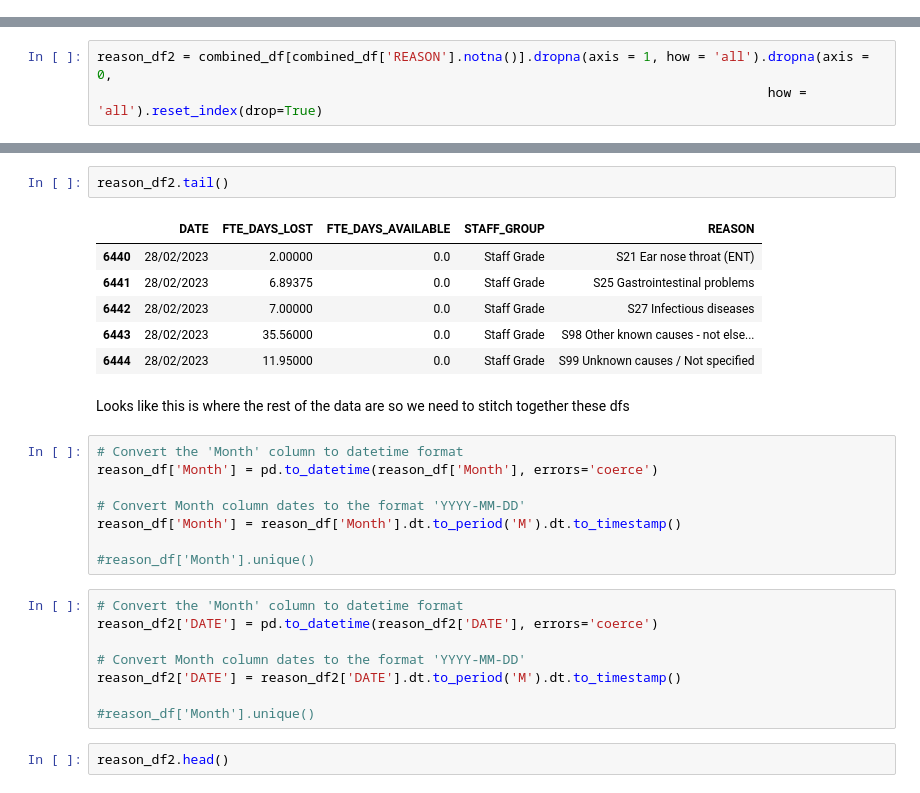
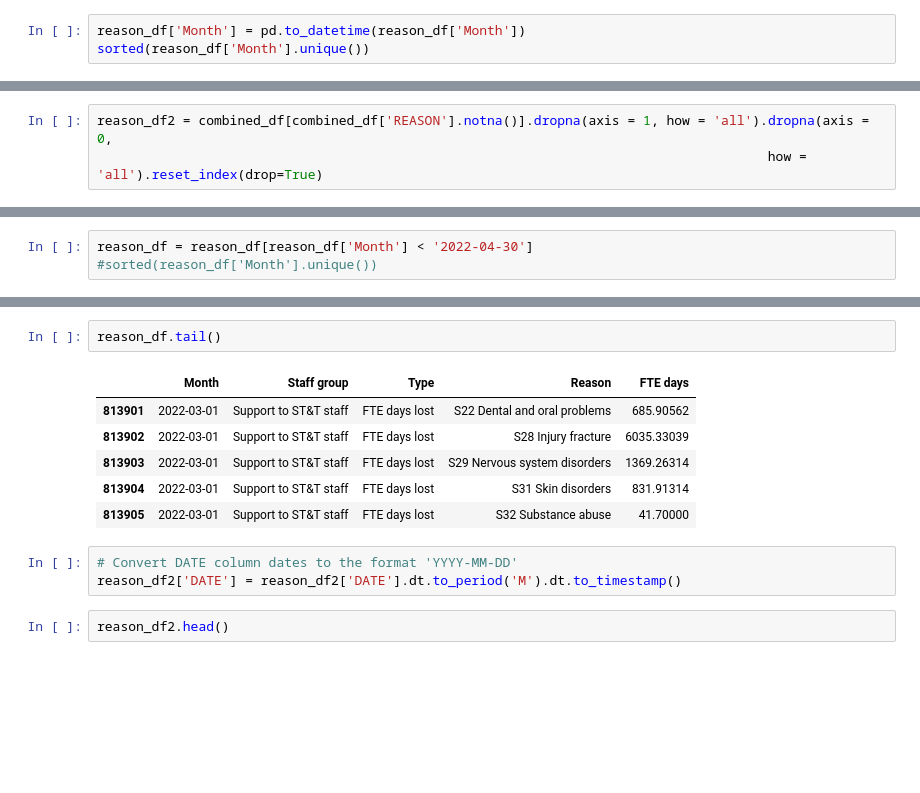
Before and after one commit to marierrogers/HSMAproject2023, a Jupyter notebook: 01_data/data_wrangling/NHSD_sicknessabsence_scraper.ipynb, the cells around one changed output, grey strips where cells are left out. Cells and saved outputs as stored; diff of their text form; blank space fills up the shorter version.

Commit message:
changes to scripts to account for missing data

```diff
--- a/01_data/data_wrangling/NHSD_sicknessabsence_scraper.ipynb
+++ b/01_data/data_wrangling/NHSD_sicknessabsence_scraper.ipynb
@@ -230,0 +272,3 @@ reason_df.tail()
+# %%
+reason_df['Month'] = pd.to_datetime(reason_df['Month'])
+sorted(reason_df['Month'].unique())
@@ -246,0 +315,3 @@ reason_df2.head()
+# %%
+reason_df = reason_df[reason_df['Month'] < '2022-04-30']
+#sorted(reason_df['Month'].unique())
@@ -247,30 +327,15 @@ reason_df2.head()
 # %%
-reason_df2.tail()
+reason_df.tail()
 # %% [output]
-|  | DATE | FTE_DAYS_LOST | FTE_DAYS_AVAILABLE | STAFF_GROUP | REASON |
-| 6440 | 28/02/2023 | 2.00000 | 0.0 | Staff Grade | S21 Ear nose throat (ENT) |
-| 6441 | 28/02/2023 | 6.89375 | 0.0 | Staff Grade | S25 Gastrointestinal problems |
-| 6442 | 28/02/2023 | 7.00000 | 0.0 | Staff Grade | S27 Infectious diseases |
-| 6443 | 28/02/2023 | 35.56000 | 0.0 | Staff Grade | S98 Other known causes - not else... |
-| 6444 | 28/02/2023 | 11.95000 | 0.0 | Staff Grade | S99 Unknown causes / Not specified |
+|  | Month | Staff group | Type | Reason | FTE days |
+| 813901 | 2022-03-01 | Support to ST&T staff | FTE days lost | S22 Dental and oral problems | 685.90562 |
+| 813902 | 2022-03-01 | Support to ST&T staff | FTE days lost | S28 Injury fracture | 6035.33039 |
+| 813903 | 2022-03-01 | Support to ST&T staff | FTE days lost | S29 Nervous system disorders | 1369.26314 |
+| 813904 | 2022-03-01 | Support to ST&T staff | FTE days lost | S31 Skin disorders | 831.91314 |
+| 813905 | 2022-03-01 | Support to ST&T staff | FTE days lost | S32 Substance abuse | 41.70000 |
-# %% [markdown]
-Looks like this is where the rest of the data are so we need to stitch together these dfs
 # %%
-# Convert the 'Month' column to datetime format
-reason_df['Month'] = pd.to_datetime(reason_df['Month'], errors='coerce')
-
-# Convert Month column dates to the format 'YYYY-MM-DD'
-reason_df['Month'] = reason_df['Month'].dt.to_period('M').dt.to_timestamp()
-
-#reason_df['Month'].unique()
+# Convert DATE column dates to the format 'YYYY-MM-DD'
+reason_df2['DATE'] = reason_df2['DATE'].dt.to_period('M').dt.to_timestamp()
-# %%
-# Convert the 'Month' column to datetime format
-reason_df2['DATE'] = pd.to_datetime(reason_df2['DATE'], errors='coerce')
-
-# Convert Month column dates to the format 'YYYY-MM-DD'
-reason_df2['DATE'] = reason_df2['DATE'].dt.to_period('M').dt.to_timestamp()
-
-#reason_df['Month'].unique()
 # %%
 reason_df2.head()
 # %% [output]
```
Also changed, not shown: parts of 44 cells of this notebook, 2 other files.
